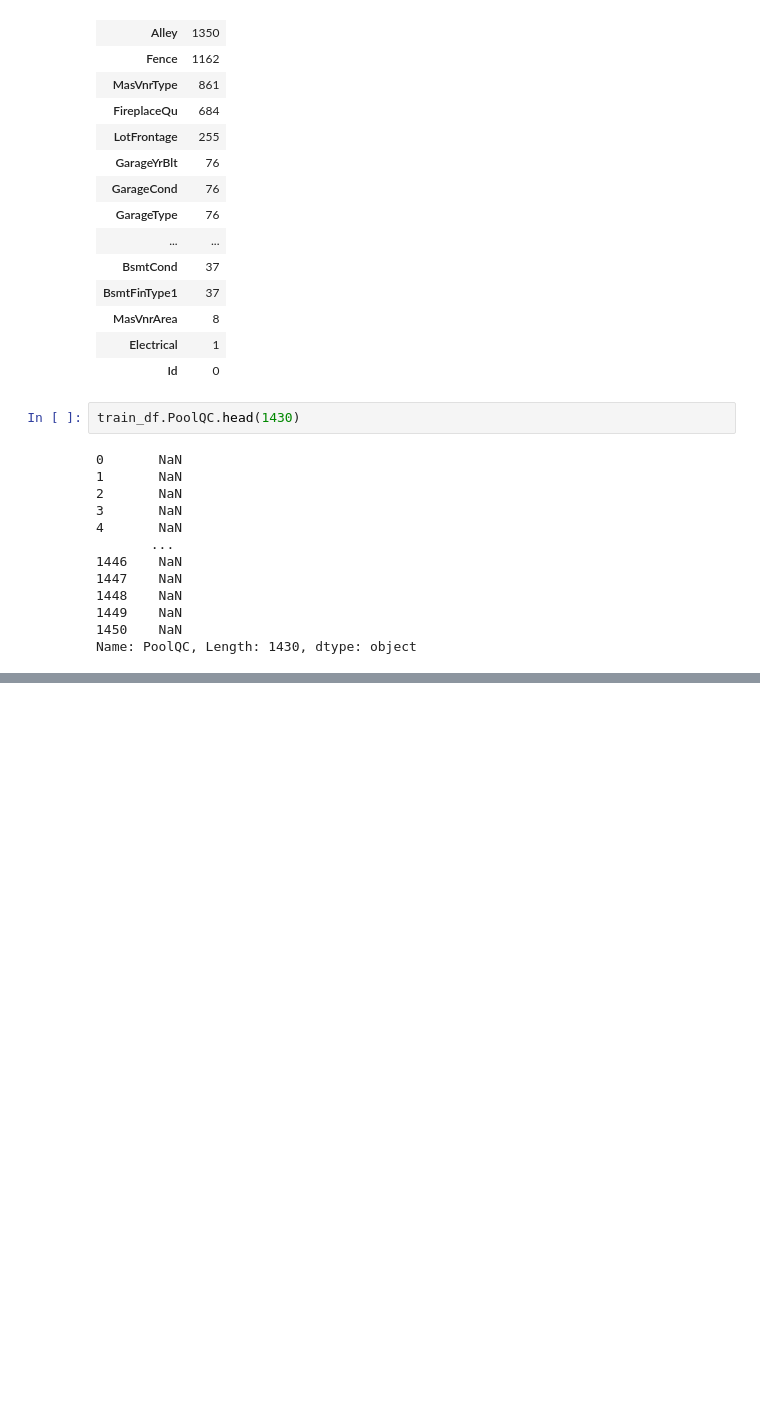
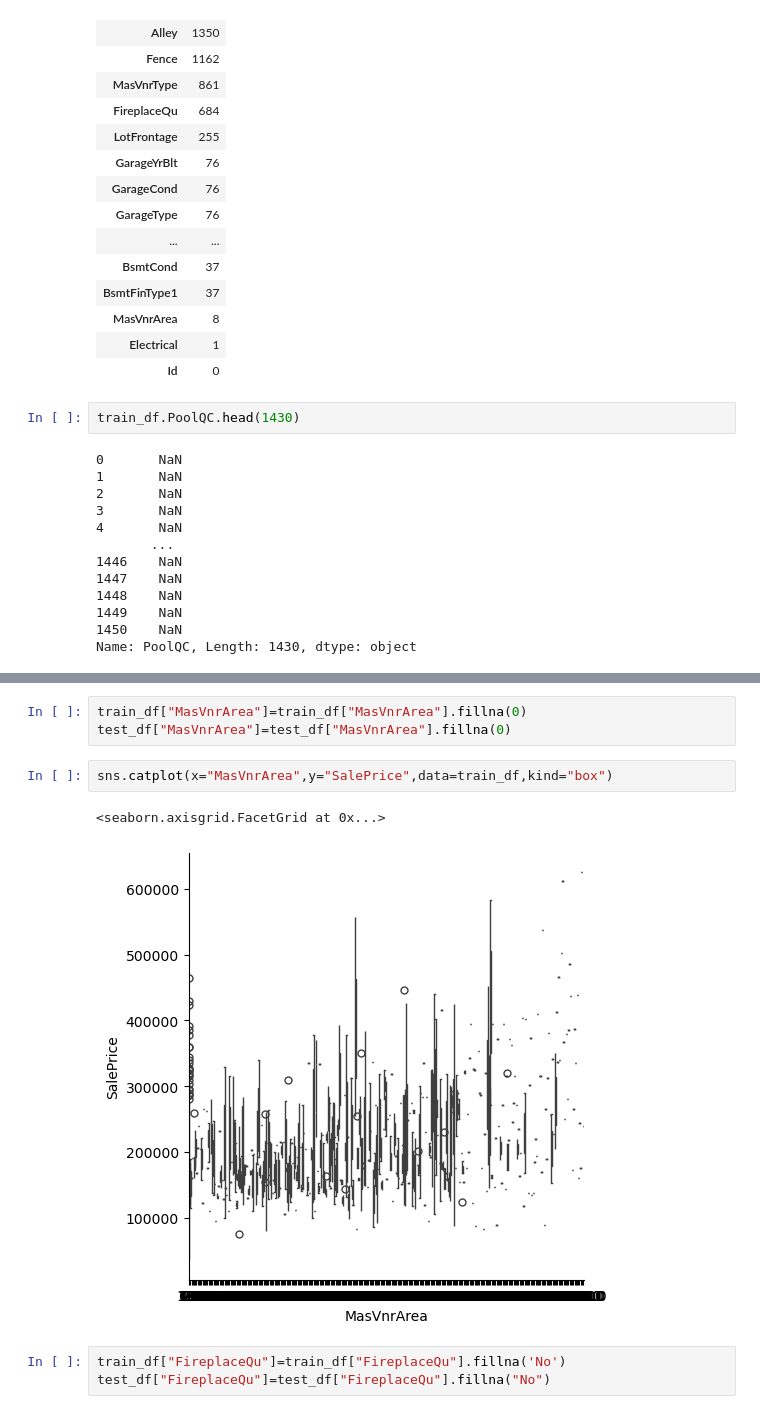
Before and after one commit to Generic-alias/jupyter-regressionmodel, a Jupyter notebook: houseregression.ipynb, the cells around one changed output, grey strips where cells are left out. Cells and saved outputs as stored; diff of their text form; blank space fills up the shorter version.

```diff
--- a/houseregression.ipynb
+++ b/houseregression.ipynb
@@ -413,0 +464,11 @@ Name: PoolQC, Length: 1430, dtype: object
+# %%
+train_df["MasVnrArea"]=train_df["MasVnrArea"].fillna(0)
+test_df["MasVnrArea"]=test_df["MasVnrArea"].fillna(0)
+# %%
+sns.catplot(x="MasVnrArea",y="SalePrice",data=train_df,kind="box")
+# %% [output]
+<seaborn.axisgrid.FacetGrid at 0x...>
+[figure, added]
+# %%
+train_df["FireplaceQu"]=train_df["FireplaceQu"].fillna('No')
+test_df["FireplaceQu"]=test_df["FireplaceQu"].fillna("No")
```
Also changed, not shown: parts of 14 cells of this notebook.
